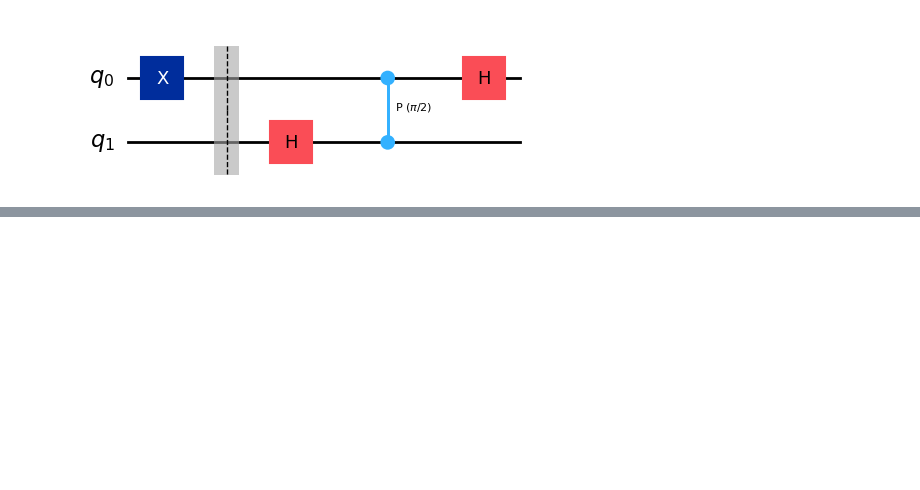
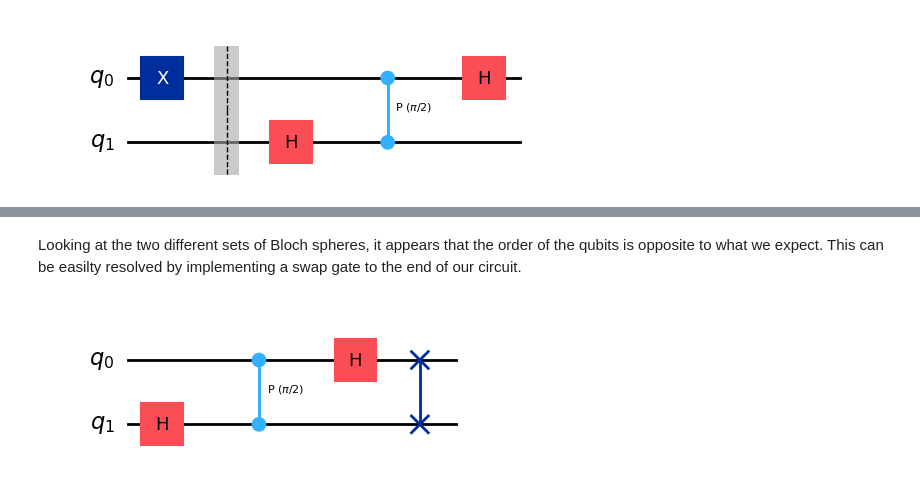
Before and after one commit to Quantum-Linear-Algebra/Intro-to-Quantum-Linear-Algebra, a Jupyter notebook: 4-Quantum_Fourier_Transform.ipynb, the cells around one changed output, grey strips where cells are left out. Cells and saved outputs as stored; diff of their text form; code cells hidden in the pictures; blank space fills up the shorter version.

```diff
--- a/4-Quantum_Fourier_Transform.ipynb
+++ b/4-Quantum_Fourier_Transform.ipynb
@@ -257,0 +271,13 @@ qft_example.draw('mpl')
+# %% [markdown]
+Looking at the two different sets of Bloch spheres, it appears that the order of the qubits is opposite to what we expect. This can be easilty resolved by implementing a swap gate to the end of our circuit.
+# %%
+qft_example = QuantumCircuit(2)
+# qft_example.x(0)
+# qft_example.x(1)
+qft_example.h(1)
+qft_example.cp(pi/2, 0, 1)
+qft_example.h(0)
+qft_example.swap(0,1)
+qft_example.draw('mpl')
+# %% [output]
+[figure, added]
```
Also changed, not shown: parts of 38 cells of this notebook.
